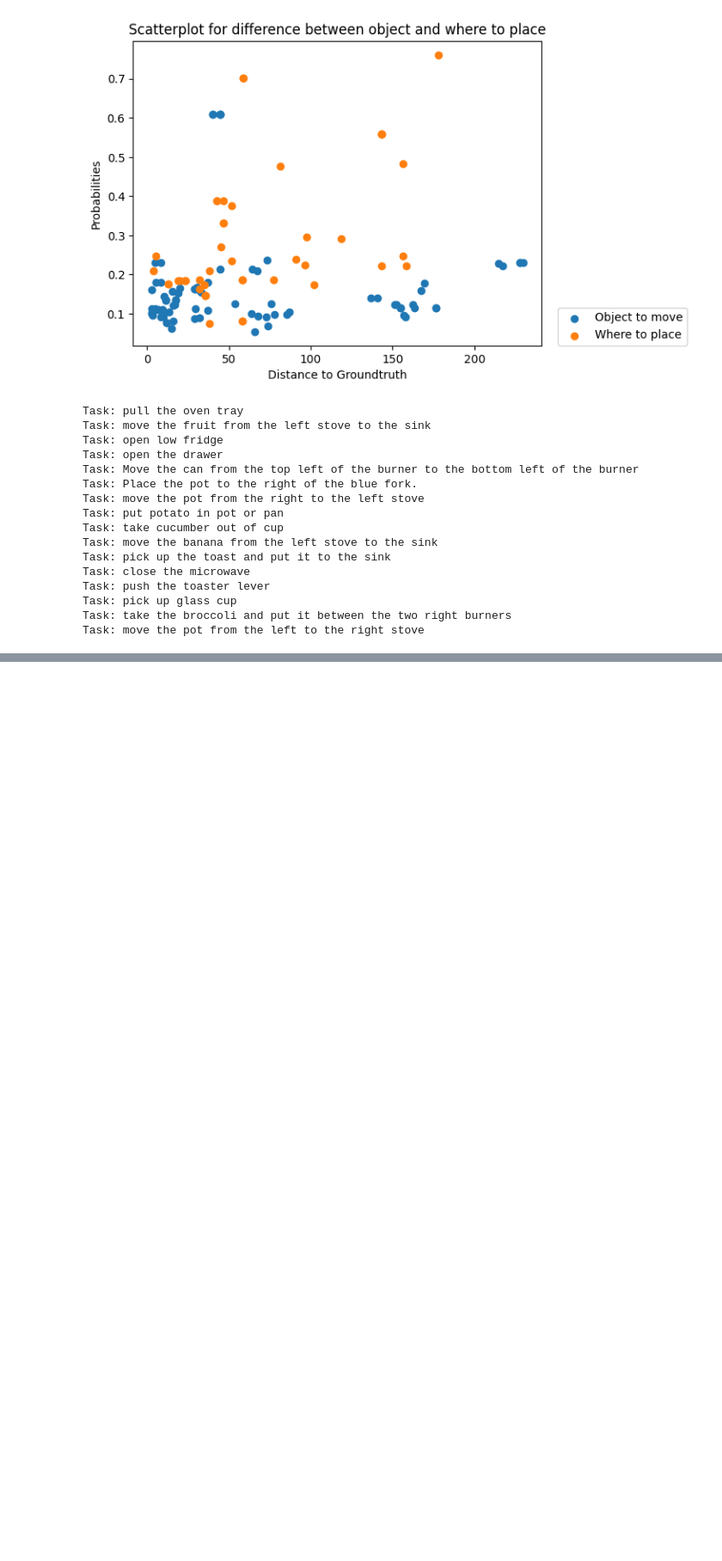
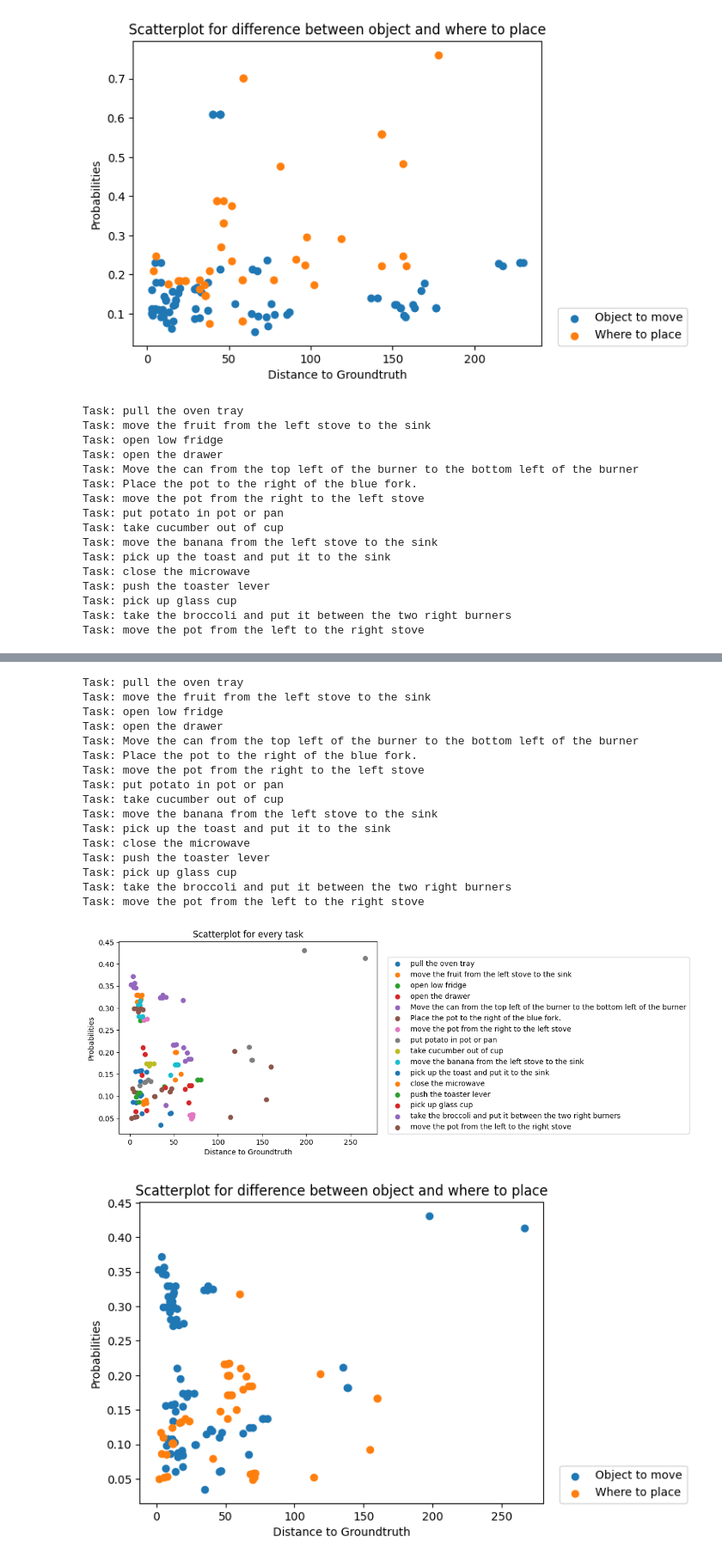
Before and after one commit to NIYI100/xai-praktikum, a Jupyter notebook: molmo/Prompts_Tests.ipynb, the cells around one changed output, grey strips where cells are left out. Shown at 86% size. Drawn from its saved outputs; the diff is of its cells as text; code cells hidden in the pictures; blank space fills up the shorter version.

```diff
--- a/molmo/Prompts_Tests.ipynb
+++ b/molmo/Prompts_Tests.ipynb
@@ -283,0 +384,27 @@ Task: move the pot from the left to the right stove
+# %%
+experiment_path = "../data/base_experiments"
+num_runs = 5
+
+prompt_starts = ["You are the robot in the picture. Your mission is to point to the relevant object for the following task the user gave you: ", "You are the robot in the picture. Your mission is to point to the place in the picture the object has to be moved to. The taks is as follows: "]
+prompt_ends = [" It is absolutely crucial that your points are precise. Your output format should be like this: (x1, y1) with (x1, y1) beeing the coordinates of the object to move. Dont output anything else.", " It is absolutely crucial that your points are precise. Your output format should be like this: (x1, y1) with (x1, y1) beeing the coordinates where the object has to be moved to. Dont output anything else."]
+
+run_experiment_with_object(experiment_path, prompt_starts, prompt_ends, num_runs)
+# %% [output]
+Task: pull the oven tray
+Task: move the fruit from the left stove to the sink
+Task: open low fridge
+Task: open the drawer
+Task: Move the can from the top left of the burner to the bottom left of the burner
+Task: Place the pot to the right of the blue fork.
+Task: move the pot from the right to the left stove
+Task: put potato in pot or pan
+Task: take cucumber out of cup
+Task: move the banana from the left stove to the sink
+Task: pick up the toast and put it to the sink
+Task: close the microwave
+Task: push the toaster lever
+Task: pick up glass cup
+Task: take the broccoli and put it between the two right burners
+Task: move the pot from the left to the right stove
+[figure, added]
+[figure, added]
```
Also changed, not shown: parts of 5 cells of this notebook, 2 other files.
